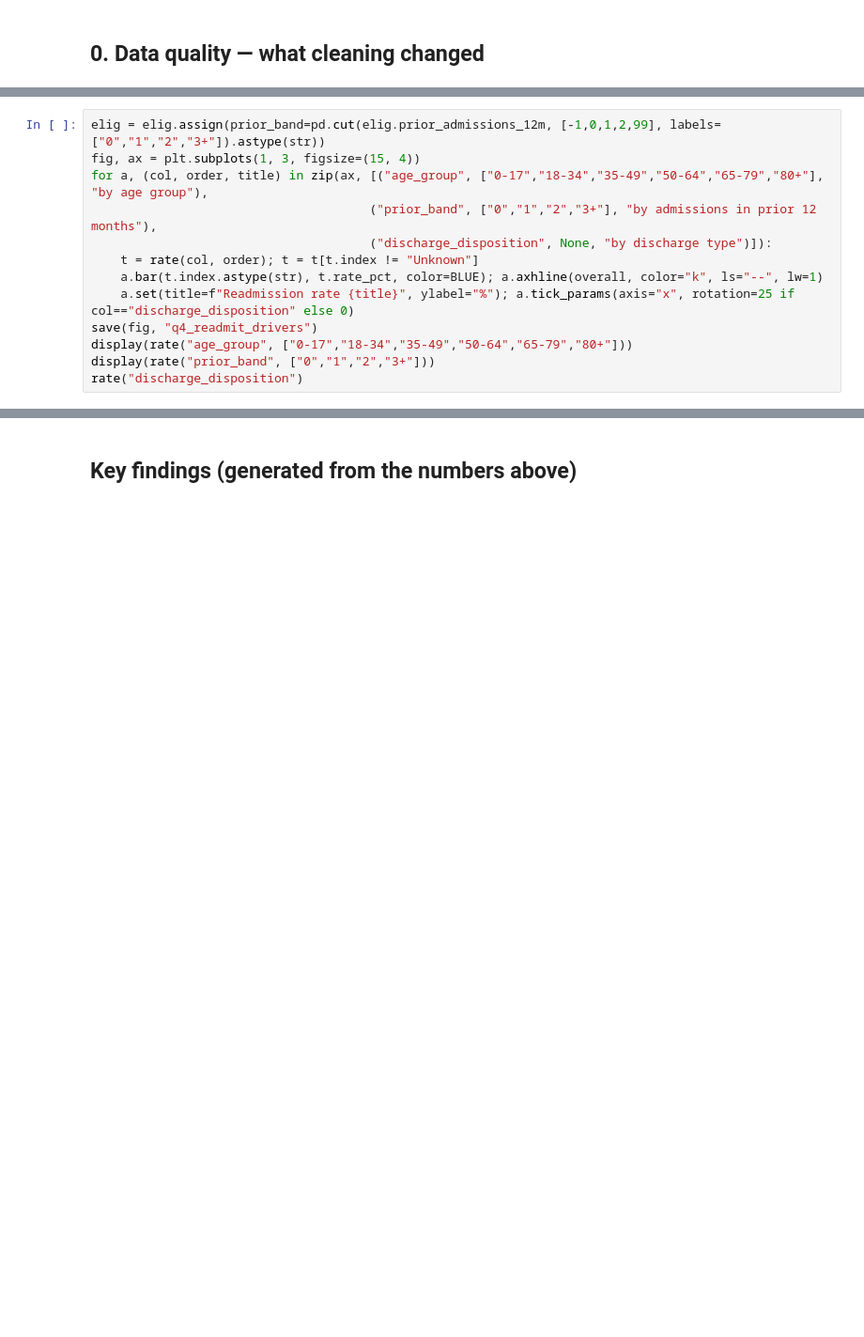
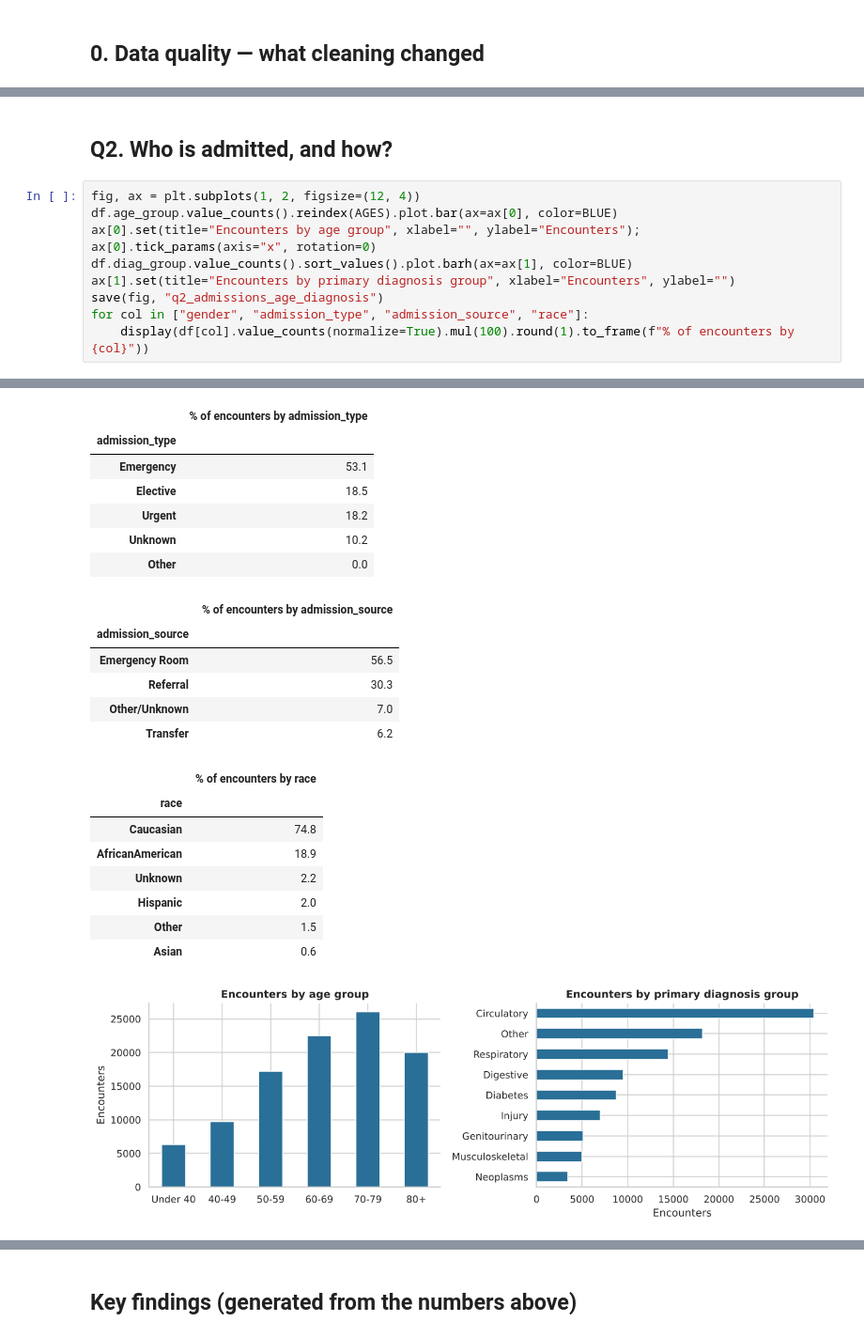
Before and after one commit to Khushi3743/hospital-data-analysis, a Jupyter notebook: notebooks/hospital_analysis.ipynb, the cells around one changed output, grey strips where cells are left out. Shown at 94% size. Cells and saved outputs as stored; diff of their text form; blank space fills up the shorter version.

```diff
--- a/notebooks/hospital_analysis.ipynb
+++ b/notebooks/hospital_analysis.ipynb
@@ -288,13 +54,0 @@ r_diag
-# %%
-elig = elig.assign(prior_band=pd.cut(elig.prior_admissions_12m, [-1,0,1,2,99], labels=["0","1","2","3+"]).astype(str))
-fig, ax = plt.subplots(1, 3, figsize=(15, 4))
-for a, (col, order, title) in zip(ax, [("age_group", ["0-17","18-34","35-49","50-64","65-79","80+"], "by age group"),
-                                      ("prior_band", ["0","1","2","3+"], "by admissions in prior 12 months"),
-                                      ("discharge_disposition", None, "by discharge type")]):
-    t = rate(col, order); t = t[t.index != "Unknown"]
-    a.bar(t.index.astype(str), t.rate_pct, color=BLUE); a.axhline(overall, color="k", ls="--", lw=1)
-    a.set(title=f"Readmission rate {title}", ylabel="%"); a.tick_params(axis="x", rotation=25 if col=="discharge_disposition" else 0)
-save(fig, "q4_readmit_drivers")
-display(rate("age_group", ["0-17","18-34","35-49","50-64","65-79","80+"]))
-display(rate("prior_band", ["0","1","2","3+"]))
-rate("discharge_disposition")
@@ -436,0 +113,12 @@ Cost of readmission stays (the return visits): ₹15.25 crore = 13.9% of total s
+# %% [markdown]
+## Q2. Who is admitted, and how?
+# %%
+fig, ax = plt.subplots(1, 2, figsize=(12, 4))
+df.age_group.value_counts().reindex(AGES).plot.bar(ax=ax[0], color=BLUE)
+ax[0].set(title="Encounters by age group", xlabel="", ylabel="Encounters"); ax[0].tick_params(axis="x", rotation=0)
+df.diag_group.value_counts().sort_values().plot.barh(ax=ax[1], color=BLUE)
+ax[1].set(title="Encounters by primary diagnosis group", xlabel="Encounters", ylabel="")
+save(fig, "q2_admissions_age_diagnosis")
+for col in ["gender", "admission_type", "admission_source", "race"]:
+    display(df[col].value_counts(normalize=True).mul(100).round(1).to_frame(f"% of encounters by {col}"))
+# %% [output]
@@ -436,0 +129,22 @@ Cost of readmission stays (the return visits): ₹15.25 crore = 13.9% of total s
+|  | % of encounters by admission_type |
+| admission_type |  |
+| Emergency | 53.1 |
+| Elective | 18.5 |
+| Urgent | 18.2 |
+| Unknown | 10.2 |
+| Other | 0.0 |
+|  | % of encounters by admission_source |
+| admission_source |  |
+| Emergency Room | 56.5 |
+| Referral | 30.3 |
+| Other/Unknown | 7.0 |
+| Transfer | 6.2 |
+|  | % of encounters by race |
+| race |  |
+| Caucasian | 74.8 |
+| AfricanAmerican | 18.9 |
+| Unknown | 2.2 |
+| Hispanic | 2.0 |
+| Other | 1.5 |
+| Asian | 0.6 |
+[figure, added]
```
Also changed, not shown: parts of 42 cells of this notebook, 41 other files.
